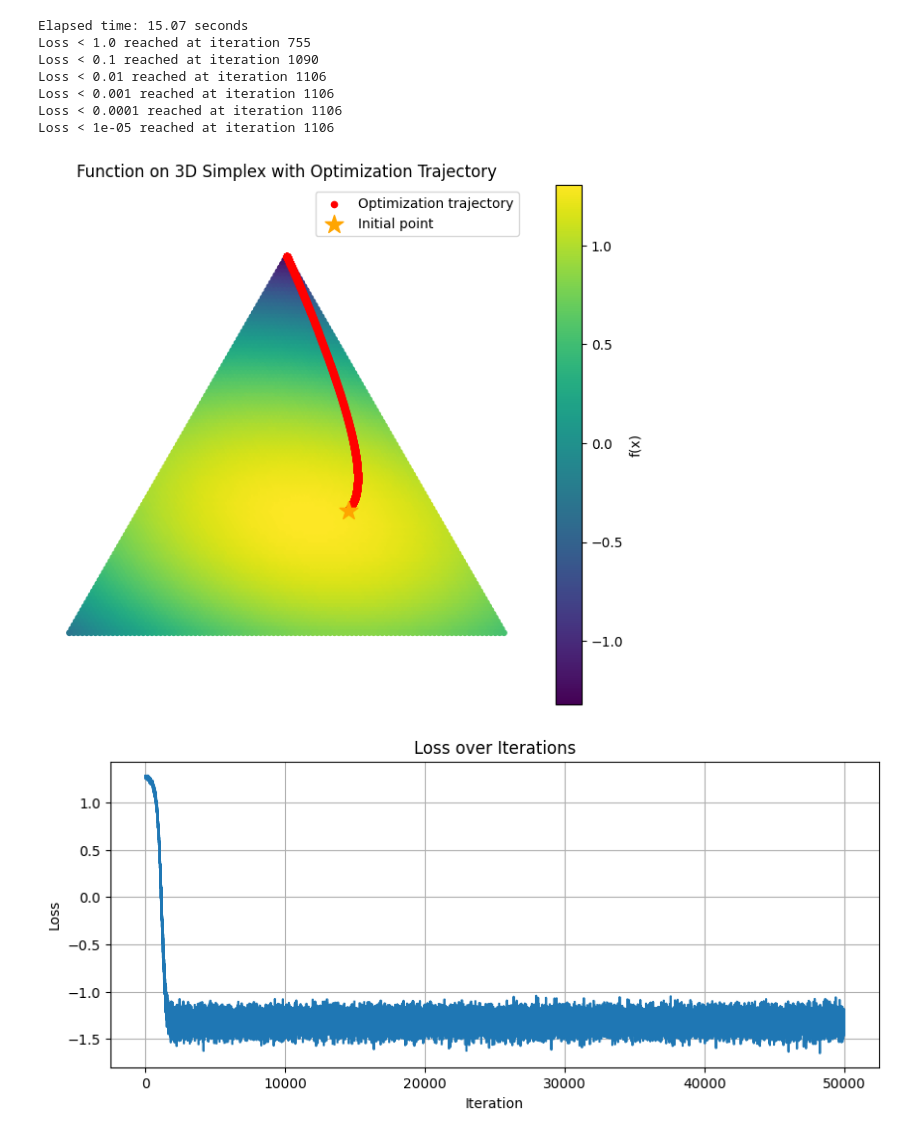
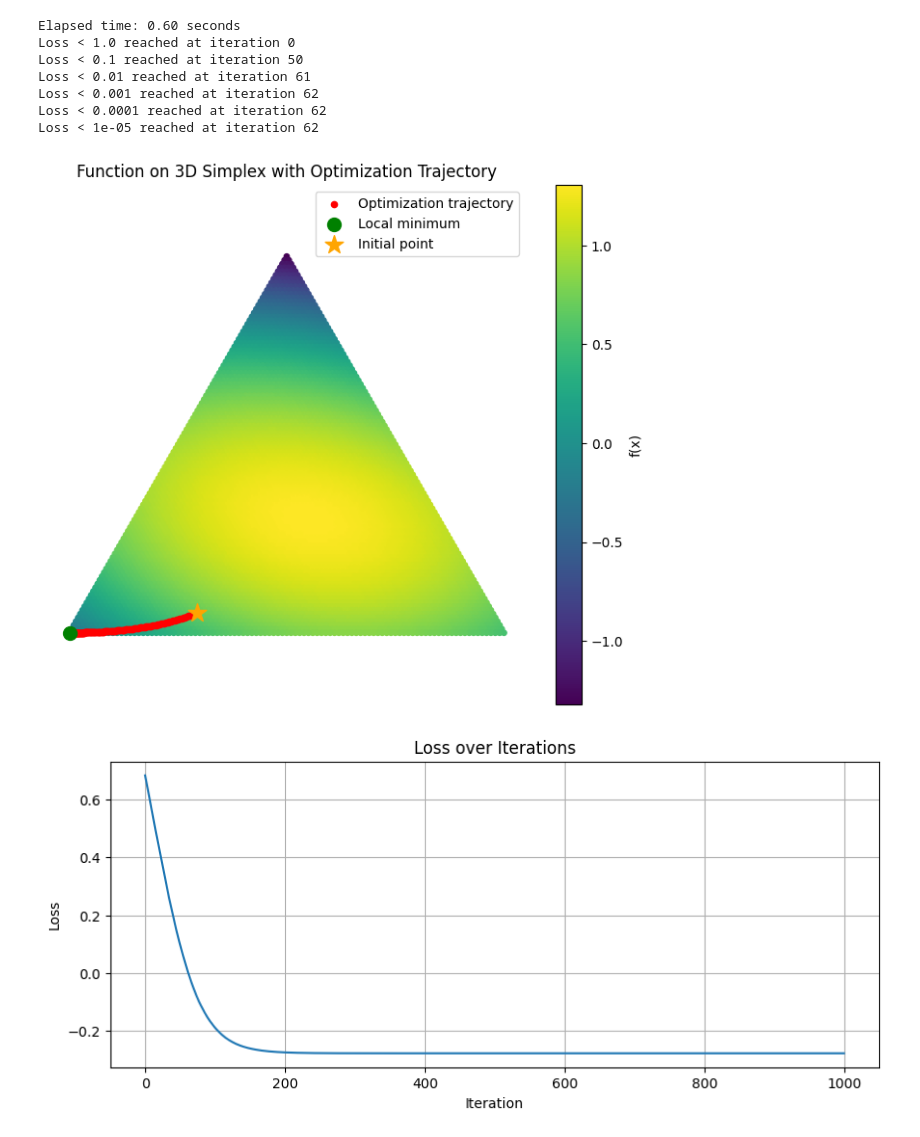
Before and after one commit to 17Andri17/Mirror-Descent, a Jupyter notebook: Mirror Descent_New_Quadratic.ipynb, the cells around one changed output. Cells and saved outputs as stored; diff of their text form; code cells hidden in the pictures.

```diff
--- a/Mirror Descent_New_Quadratic.ipynb
+++ b/Mirror Descent_New_Quadratic.ipynb
@@ -24,7 +24,7 @@ def stochastic_quadratic(x):
 torch.manual_seed(10)
 x_init = torch.rand(2)
 x_init = x_init / x_init.sum()
-trajectory, losses = test_loop(entropic_mirror_map, x_init, quadratic, stochastic_quadratic)
+trajectory, losses = test_loop(entropic_mirror_map, x_init, quadratic)
 
 t_iters = trajectory[:, 0]
 
@@ -43,10 +43,11 @@ for t in t_vals:
 plt.plot(t_vals, f_vals, label='f(x) on simplex', linewidth=2)
 # Plot the trajectory of iterates
 plt.scatter(t_iters, f_iters, color='red', label='Optimization trajectory', s=15)
-plt.scatter(x_init[0], quadratic(x_init), color='orange', marker='*', label='Starting point', s=100)
+plt.scatter(t_iters[-1], f_iters[-1], color='green', label='Minimum', s=100)
+plt.scatter(x_init[0], quadratic(x_init), color='orange', marker='*', label='Starting point', s=200)
 plt.plot(t_iters, f_iters, color='red', linestyle='dashed', alpha=0.6)
 
-plt.xlabel('t (x1)')
+plt.xlabel('x1')
 plt.ylabel('f(x)')
 plt.title('Mirror Descent Trajectory on 2D Simplex')
 plt.legend()
@@ -91,7 +92,7 @@ def stochastic_quadratic(x):
 
 x_init = torch.rand(3)
 x_init = x_init / x_init.sum()
-trajectory, losses = test_loop(entropic_mirror_map, x_init, quadratic, stochastic_quadratic)
+trajectory, losses = test_loop(entropic_mirror_map, x_init, quadratic, max_iter=1000)
 
 
 # Create a fine grid of points in the simplex
@@ -121,42 +122,43 @@ plt.figure(figsize=(8,7))
 sc = plt.scatter(xy[:,0], xy[:,1], c=f_vals, cmap='viridis', s=15)
 plt.colorbar(sc, label='f(x)')
 
 # Plot optimization trajectory (trajectory is array Nx3)
 # Convert trajectory points to cartesian and plot
 trajectory_xy = barycentric_to_cartesian(trajectory)
 trajectory_f = []
 for x_np in trajectory:
     x_t = torch.tensor(x_np, dtype=torch.float32)
     trajectory_f.append(quadratic(x_t).item())
 
 plt.scatter(trajectory_xy[:, 0], trajectory_xy[:, 1], c='red', marker='o', s=20, label='Optimization trajectory')
 x_init_xy = barycentric_to_cartesian(np.array([x_init.numpy()]))[0]
+plt.scatter(trajectory_xy[-1, 0], trajectory_xy[-1, 1], color='green', label='Local minimum', s=100)
 plt.scatter(x_init_xy[0], x_init_xy[1], color='orange', marker='*', s=200, label='Initial point')
 
 plt.title('Function on 3D Simplex with Optimization Trajectory')
 plt.axis('equal')
 plt.axis('off')
 plt.legend()
 plt.show()
 
 # Loss curve
 plt.figure(figsize=(10, 4))
 plt.plot(losses)
 plt.xlabel("Iteration")
 plt.ylabel("Loss")
 plt.title("Loss over Iterations")
 plt.grid(True)
 plt.show()
 # %% [output]
-Elapsed time: 15.07 seconds
-Loss < 1.0 reached at iteration 755
-Loss < 0.1 reached at iteration 1090
-Loss < 0.01 reached at iteration 1106
-Loss < 0.001 reached at iteration 1106
-Loss < 0.0001 reached at iteration 1106
-Loss < 1e-05 reached at iteration 1106
+Elapsed time: 0.60 seconds
+Loss < 1.0 reached at iteration 0
+Loss < 0.1 reached at iteration 50
+Loss < 0.01 reached at iteration 61
+Loss < 0.001 reached at iteration 62
+Loss < 0.0001 reached at iteration 62
+Loss < 1e-05 reached at iteration 62
-[figure, old version]
+[figure, new version]
-[figure, old version]
+[figure, new version]
 # %%
 # Q indefinite
 
```
Also changed, not shown: parts of 4 cells of this notebook, 1 other file.
